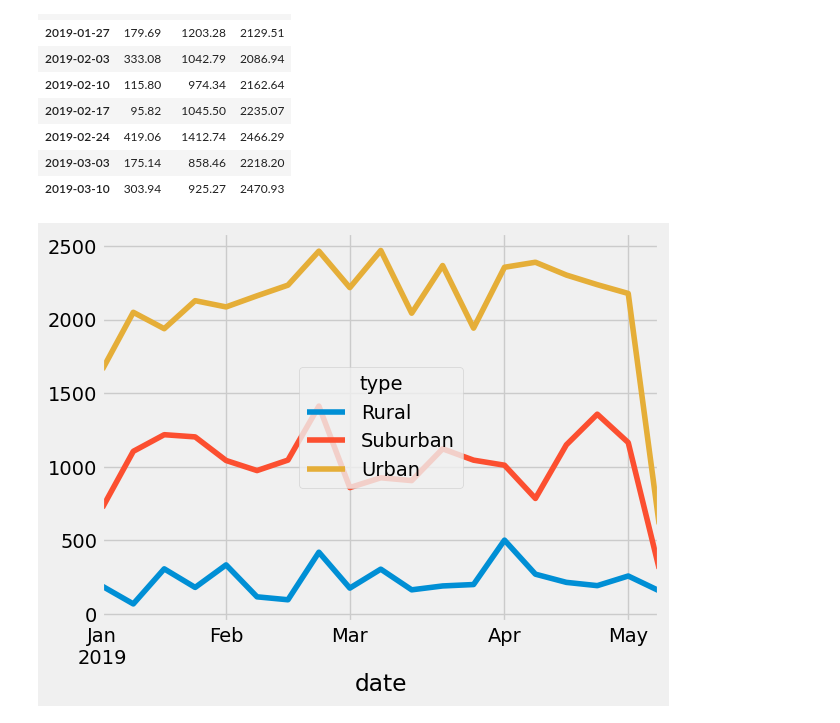
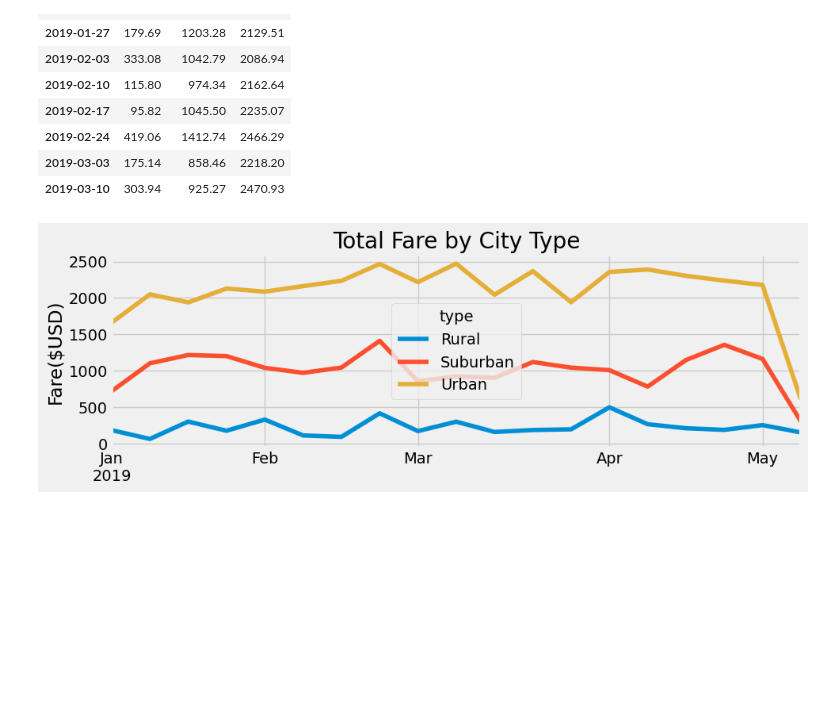
Before and after one commit to mohammad-assaad999/PyBer_Analysis, a Jupyter notebook: PyBer_Challenge.ipynb, the cells around one changed output. Cells and saved outputs as stored; diff of their text form; code cells hidden in the pictures; blank space fills up the shorter version.

```diff
--- a/PyBer_Challenge.ipynb
+++ b/PyBer_Challenge.ipynb
@@ -249,14 +249,15 @@ pyber_data_df2_pivot_week.head(10)
 | 2019-03-10 | 303.94 | 925.27 | 2470.93 |
 # %%
 # 8. Using the object-oriented interface method, plot the resample DataFrame using the df.plot() function.
-pyber_data_df2_pivot_week.plot()
+ax =pyber_data_df2_pivot_week.plot(figsize=(10,3))
 ax.set_title("Total Fare by City Type")
 ax.set_ylabel("Fare($USD)")
+ax.set_xlabel("")
 plt.savefig("analysis/PyBer_fare_summary.png")
 plt.show()
 # Import the style from Matplotlib.
 from matplotlib import style
 # Use the graph style fivethirtyeight.
 style.use('fivethirtyeight')
 # %% [output]
-[figure, old version]
+[figure, new version]
```
Also changed, not shown: 1 other file.
